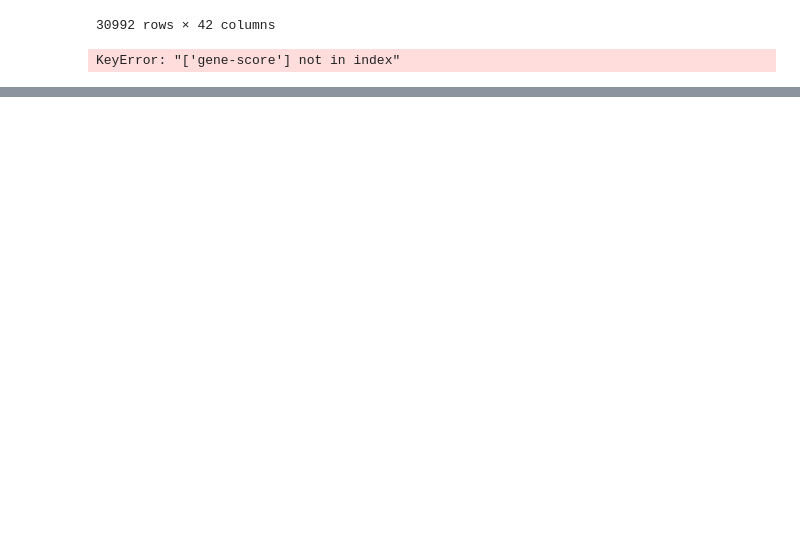
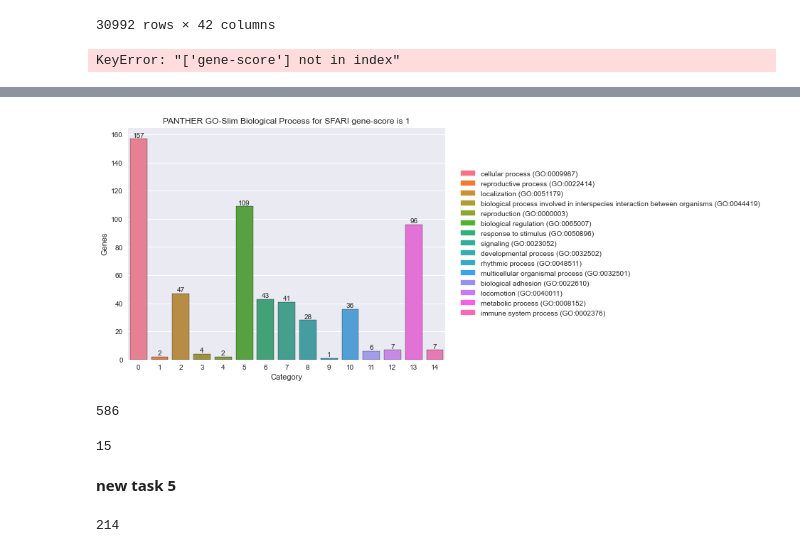
Before and after one commit to gong7788/biocw2, a Jupyter notebook: cw2_part3.ipynb, the cells around one changed output, grey strips where cells are left out. Drawn from its saved outputs; the diff is of its cells as text; code cells hidden in the pictures; blank space fills up the shorter version.

```diff
--- a/cw2_part3.ipynb
+++ b/cw2_part3.ipynb
@@ -134,0 +240,46 @@ KeyError: "['gene-score'] not in index"
+# %%
+def draw(df, types):
+    plt.style.use('seaborn')
+    plt.rcParams['figure.figsize'] = (8.0, 6.0)
+    plt.rcParams["patch.force_edgecolor"] = True
+
+    # create a color palette the length of the dataframe
+    colors = sns.color_palette('husl', n_colors=len(df))
+
+    # plot
+    p = sns.barplot(x=df.index, y='genes', data=df, palette=colors)
+
+    for i in p.containers:
+        p.bar_label(i,)
+
+    # create color map with colors and df.names
+    cmap = dict(zip(df['Category name (Accession)'], colors))
+
+    # create the rectangles for the legend
+    patches = [Patch(color=v, label=k) for k, v in cmap.items()]
+
+    # add the legend
+    plt.legend(handles=patches, bbox_to_anchor=(1.04, 0.5), loc='center left', borderaxespad=0)
+    plt.xlabel('Category')
+    plt.ylabel('Genes')
+    plt.title('PANTHER GO-Slim Biological Process for ' + types)
+    plt.show()
+# %%
+draw(br_sc1[['Category name (Accession)','genes']], 'SFARI gene-score is 1')
+# %% [output]
+[figure, added]
+# %%
+sum(df['genes'])
+# %% [output]
+586
+# %%
+len(df)
+# %% [output]
+15
+# %% [markdown]
+**new task 5**
+# %%
+table1_list = list(pd.read_csv('task5_s1.txt', header=None)[0])
+len(table1_list)
+# %% [output]
+214
```
Also changed, not shown: parts of 15 cells of this notebook, 4 other files.
